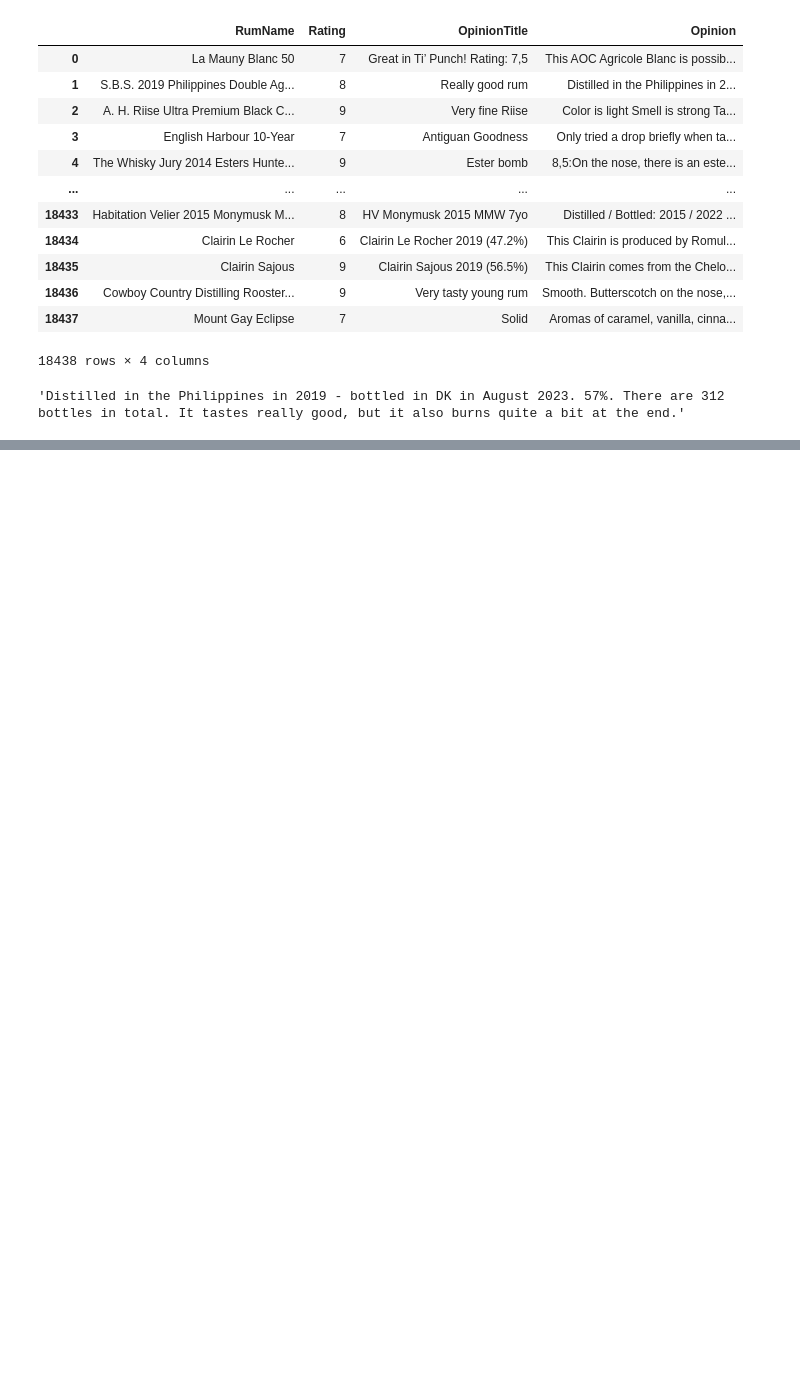
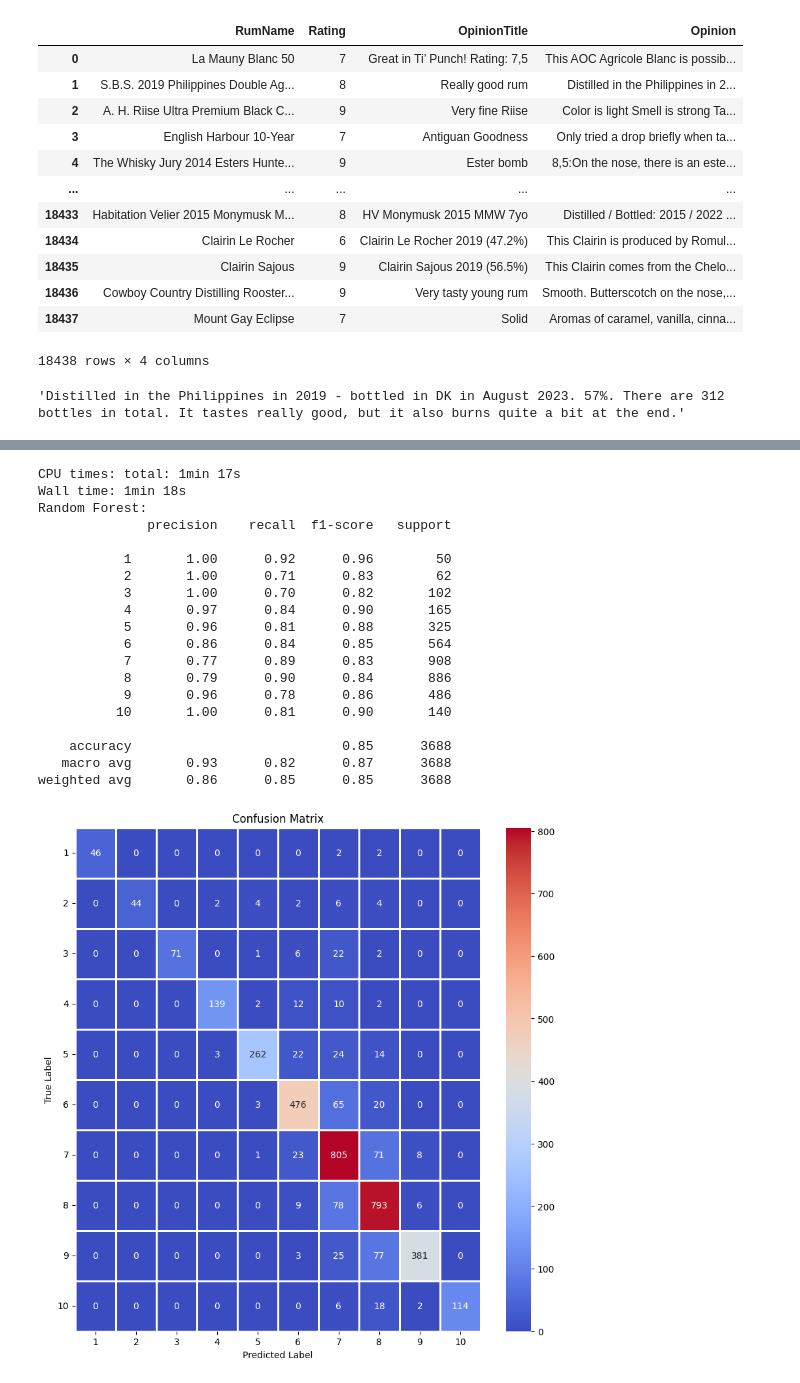
Before and after one commit to TristanMN/Predicting-rum-reviews, a Jupyter notebook: model.ipynb, the cells around one changed output, grey strips where cells are left out. Saved outputs shown, nothing was run; the diff lists cells and outputs as text; code cells hidden in the pictures; blank space fills up the shorter version.

```diff
--- a/model.ipynb
+++ b/model.ipynb
@@ -128,0 +165,33 @@ weighted avg       0.64      0.56      0.57      3688
+# %%
+from sklearn.ensemble import RandomForestClassifier
+
+rf = RandomForestClassifier(n_estimators=100, random_state=42)
+%time rf.fit(X_train, y_train)
+
+y_pred_train = rf.predict(X_train)
+y_pred_test = rf.predict(X_test)
+
+print("Random Forest:")
+print(classification_report(y_test, y_pred_test))
+show_confusion_matrix(y_test, y_pred_test, 10)
+# %% [output]
+CPU times: total: 1min 17s
+Wall time: 1min 18s
+Random Forest:
+              precision    recall  f1-score   support
+
+           1       1.00      0.92      0.96        50
+           2       1.00      0.71      0.83        62
+           3       1.00      0.70      0.82       102
+           4       0.97      0.84      0.90       165
+           5       0.96      0.81      0.88       325
+           6       0.86      0.84      0.85       564
+           7       0.77      0.89      0.83       908
+           8       0.79      0.90      0.84       886
+           9       0.96      0.78      0.86       486
+          10       1.00      0.81      0.90       140
+
+    accuracy                           0.85      3688
+   macro avg       0.93      0.82      0.87      3688
+weighted avg       0.86      0.85      0.85      3688
+[figure, added]
```
Also changed, not shown: parts of 9 cells of this notebook.
